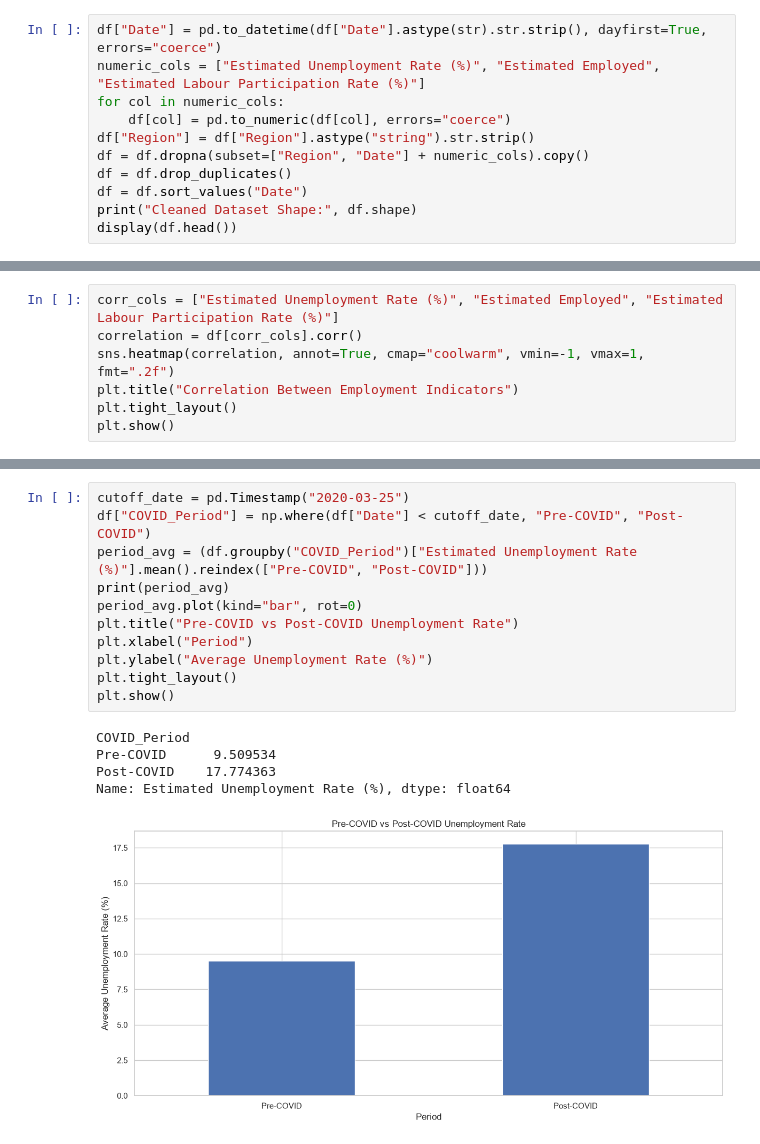
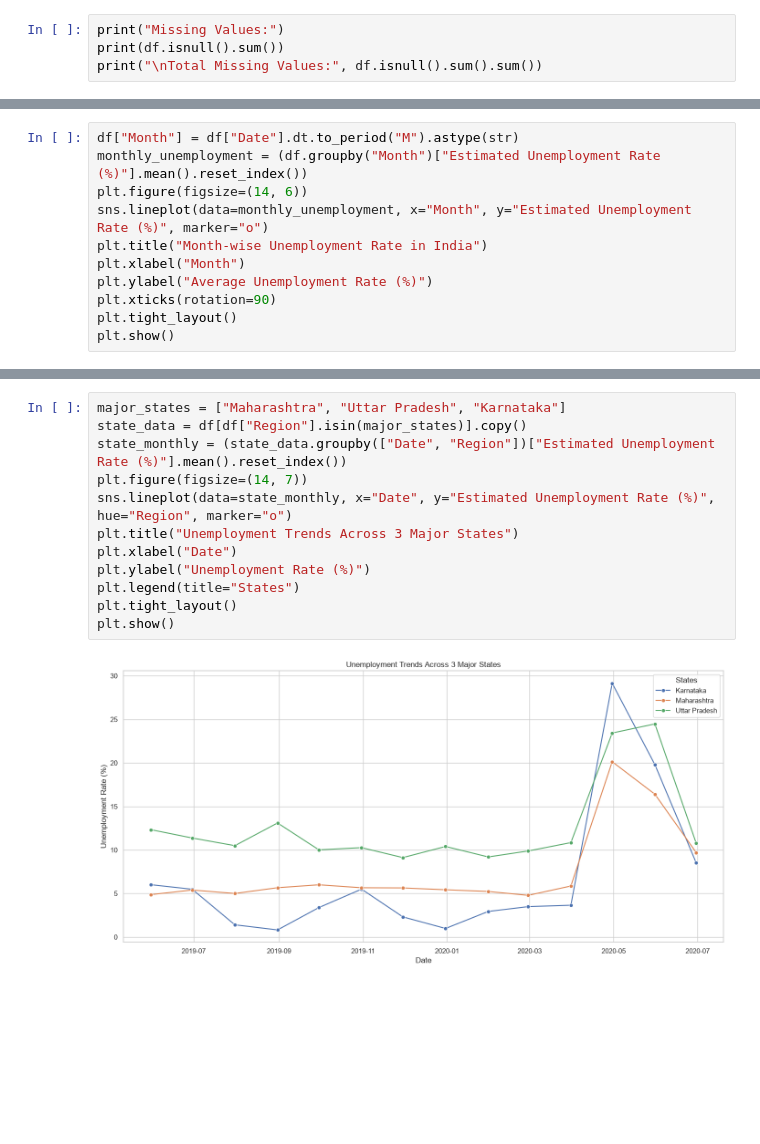
Before and after one commit to ChaudhariUtkarsh/2.Unemployment_Analysis, a Jupyter notebook: Unemployment_Analysis.ipynb, the cells around one changed output, grey strips where cells are left out. Cells and saved outputs as stored; diff of their text form; blank space fills up the shorter version.

```diff
--- a/Unemployment_Analysis.ipynb
+++ b/Unemployment_Analysis.ipynb
@@ -60,12 +61,5 @@ Duplicate Rows: 27
 # %%
-df["Date"] = pd.to_datetime(df["Date"].astype(str).str.strip(), dayfirst=True, errors="coerce")
-numeric_cols = ["Estimated Unemployment Rate (%)", "Estimated Employed", "Estimated Labour Participation Rate (%)"]
-for col in numeric_cols:
-    df[col] = pd.to_numeric(df[col], errors="coerce")
-df["Region"] = df["Region"].astype("string").str.strip()
-df = df.dropna(subset=["Region", "Date"] + numeric_cols).copy()
-df = df.drop_duplicates()
-df = df.sort_values("Date")
-print("Cleaned Dataset Shape:", df.shape)
-display(df.head())
+print("Missing Values:")
+print(df.isnull().sum())
+print("\nTotal Missing Values:", df.isnull().sum().sum())
 # %% [output]
@@ -173,8 +147,12 @@ Name: Estimated Unemployment Rate (%), dtype: float64
 # %%
-corr_cols = ["Estimated Unemployment Rate (%)", "Estimated Employed", "Estimated Labour Participation Rate (%)"]
-correlation = df[corr_cols].corr()
-sns.heatmap(correlation, annot=True, cmap="coolwarm", vmin=-1, vmax=1, fmt=".2f")
-plt.title("Correlation Between Employment Indicators")
+df["Month"] = df["Date"].dt.to_period("M").astype(str)
+monthly_unemployment = (df.groupby("Month")["Estimated Unemployment Rate (%)"].mean().reset_index())
+plt.figure(figsize=(14, 6))
+sns.lineplot(data=monthly_unemployment, x="Month", y="Estimated Unemployment Rate (%)", marker="o")
+plt.title("Month-wise Unemployment Rate in India")
+plt.xlabel("Month")
+plt.ylabel("Average Unemployment Rate (%)")
+plt.xticks(rotation=90)
 plt.tight_layout()
 plt.show()
 # %% [output]
@@ -184,18 +162,15 @@ plt.show()
 # %%
-cutoff_date = pd.Timestamp("2020-03-25")
-df["COVID_Period"] = np.where(df["Date"] < cutoff_date, "Pre-COVID", "Post-COVID")
-period_avg = (df.groupby("COVID_Period")["Estimated Unemployment Rate (%)"].mean().reindex(["Pre-COVID", "Post-COVID"]))
-print(period_avg)
-period_avg.plot(kind="bar", rot=0)
-plt.title("Pre-COVID vs Post-COVID Unemployment Rate")
-plt.xlabel("Period")
-plt.ylabel("Average Unemployment Rate (%)")
+major_states = ["Maharashtra", "Uttar Pradesh", "Karnataka"]
+state_data = df[df["Region"].isin(major_states)].copy()
+state_monthly = (state_data.groupby(["Date", "Region"])["Estimated Unemployment Rate (%)"].mean().reset_index())
+plt.figure(figsize=(14, 7))
+sns.lineplot(data=state_monthly, x="Date", y="Estimated Unemployment Rate (%)", hue="Region", marker="o")
+plt.title("Unemployment Trends Across 3 Major States")
+plt.xlabel("Date")
+plt.ylabel("Unemployment Rate (%)")
+plt.legend(title="States")
 plt.tight_layout()
 plt.show()
 # %% [output]
-COVID_Period
-Pre-COVID      9.509534
-Post-COVID    17.774363
-Name: Estimated Unemployment Rate (%), dtype: float64
-[figure, old version]
+[figure, new version]
 # %% [markdown]
```
Also changed, not shown: parts of 31 cells of this notebook, 1 other file.
